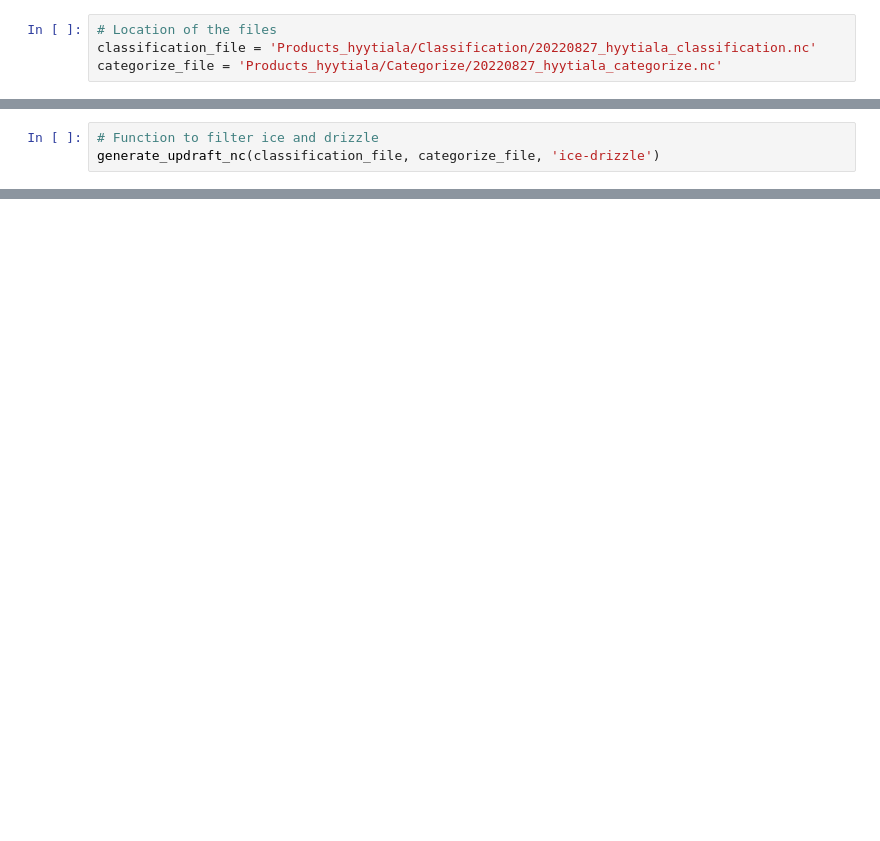
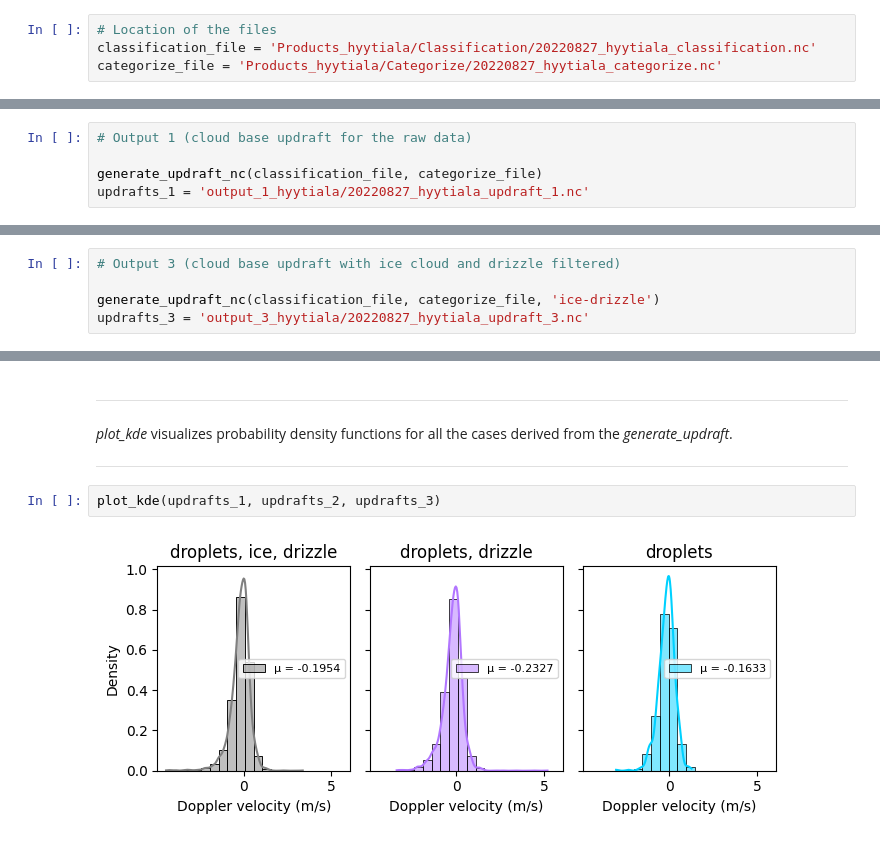
Before and after one commit to maxaragon/INAR-updrafts, a Jupyter notebook: Tutorial.ipynb, the cells around one changed output, grey strips where cells are left out. Drawn from its saved outputs; the diff is of its cells as text; blank space fills up the shorter version.

```diff
--- a/Tutorial.ipynb
+++ b/Tutorial.ipynb
@@ -72,0 +110,5 @@ generate_figure(classification_file, ['target_classification'])
+# %%
+# Output 1 (cloud base updraft for the raw data)
+
+generate_updraft_nc(classification_file, categorize_file)
+updrafts_1 = 'output_1_hyytiala/20220827_hyytiala_updraft_1.nc'
@@ -73,3 +120,5 @@ generate_figure(classification_file, ['target_classification'])
 # %%
-# Function to filter ice and drizzle
+# Output 3 (cloud base updraft with ice cloud and drizzle filtered)
+
 generate_updraft_nc(classification_file, categorize_file, 'ice-drizzle')
+updrafts_3 = 'output_3_hyytiala/20220827_hyytiala_updraft_3.nc'
@@ -102,0 +135,11 @@ view_pdf(updraft_file)
+# %% [markdown]
+***
+
+*plot_kde* visualizes probability density functions for all the cases derived from the *generate_updraft*.
+
+
+***
+# %%
+plot_kde(updrafts_1, updrafts_2, updrafts_3)
+# %% [output]
+[figure, added]
```
Also changed, not shown: parts of 25 cells of this notebook.
